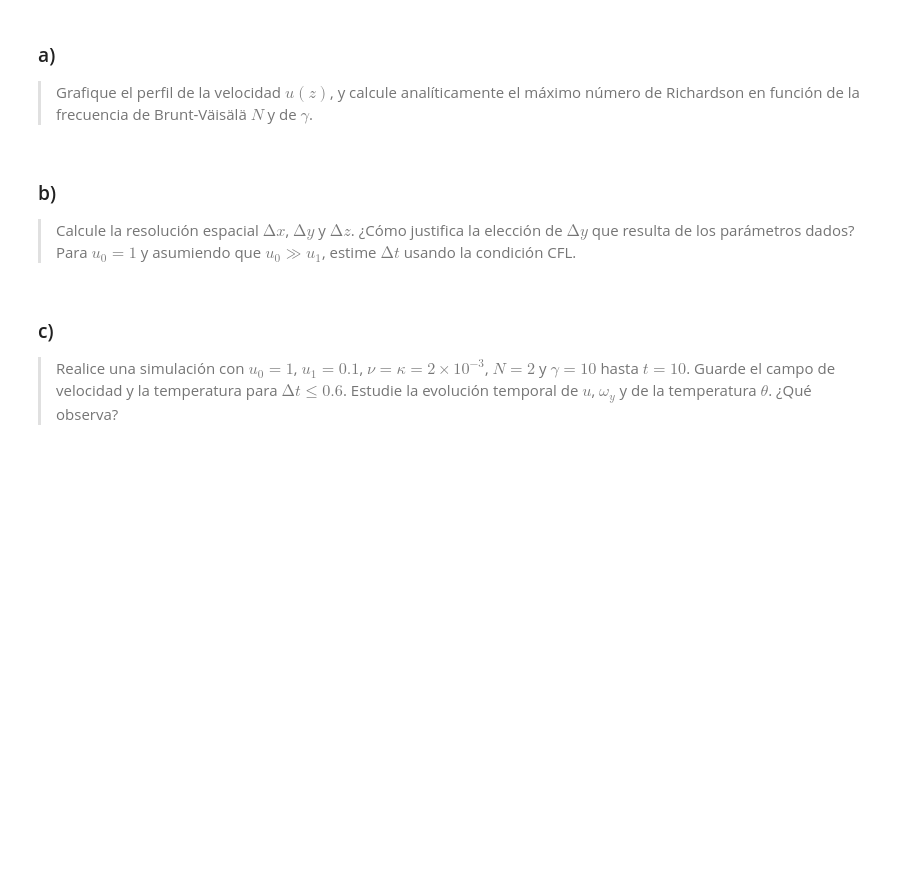
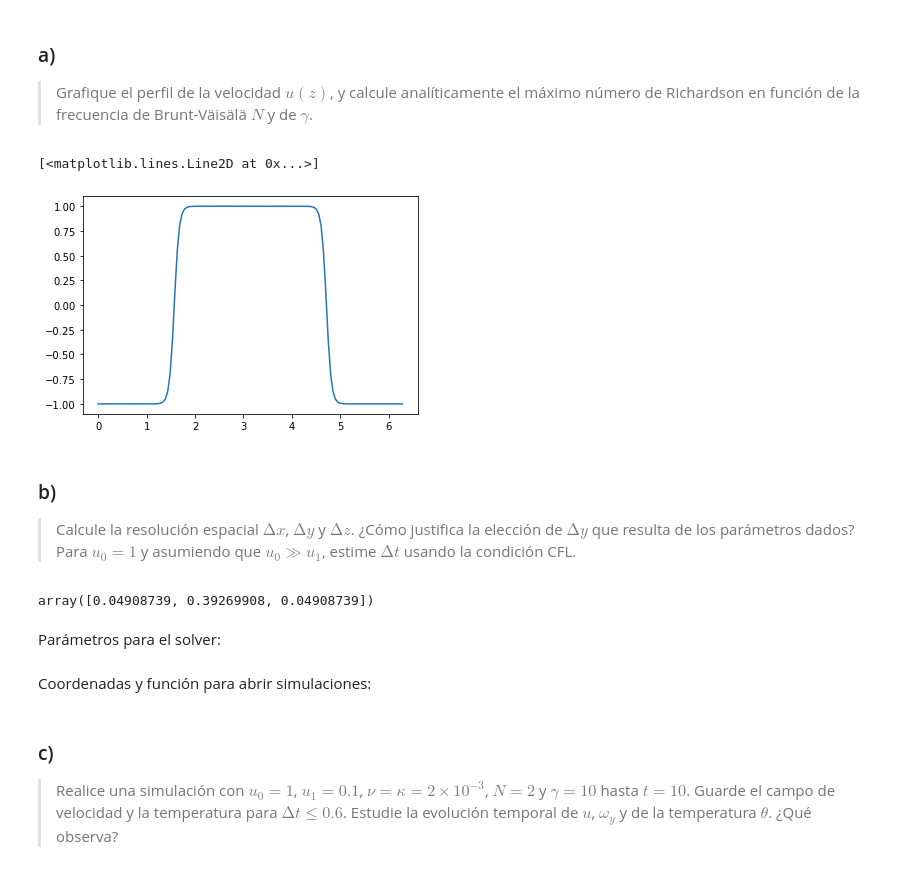
Before and after one commit to maurosilber/fluidos, a Jupyter notebook: guia3/problema3.ipynb, the cells around one changed output. Cells and saved outputs as stored; diff of their text form; code cells hidden in the pictures; blank space fills up the shorter version.

```diff
--- a/guia3/problema3.ipynb
+++ b/guia3/problema3.ipynb
@@ -16,9 +20,27 @@ A la vez, perturbe este perfil con un campo de velocidad aleatorio con amplitud
 > Grafique el perfil de la velocidad $u(z)$,
 y calcule analíticamente el máximo número de Richardson en
 función de la frecuencia de Brunt-Väisälä $N$ y de $γ$.
+# %%
+def initial_u(z, gamma):
+    return np.tanh(gamma * (z - np.pi / 2)) + np.tanh(gamma * (-z + 3 * np.pi / 2)) - 1
+
+z = np.linspace(0, 2 * np.pi, 128)
+plt.plot(z, initial_u(z, 10))
+# %% [output]
+[<matplotlib.lines.Line2D at 0x...>]
+[figure, added]
 # %% [markdown]
 ### b)
 > Calcule la resolución espacial $∆x$, $∆y$ y $∆z$.
 ¿Cómo justifica la elección de $∆y$ que resulta de los parámetros dados?
 Para $u_0 = 1$ y asumiendo que $u_0 \gg u_1$,
 estime $∆t$ usando la condición CFL.
+# %%
+L = 2 * np.pi * np.array([2, 1, 1])
+N = np.array([256, 16, 128])
+
+L / N
+# %% [output]
+array([0.04908739, 0.39269908, 0.04908739])
+# %% [markdown]
+Parámetros para el solver:
@@ -24,0 +56,2 @@ estime $∆t$ usando la condición CFL.
+# %% [markdown]
+Coordenadas y función para abrir simulaciones:
```
Also changed, not shown: parts of 8 cells of this notebook, 1 other file.
